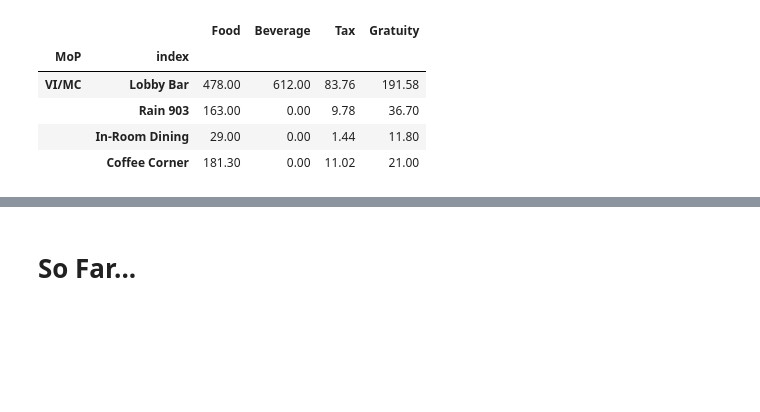
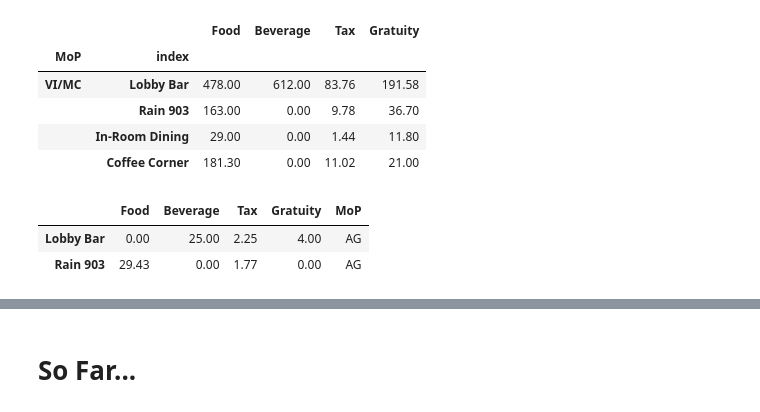
Before and after one commit to BenJMcCarty/sbn_digital_dining_daily_reports, a Jupyter notebook: Script_to_Generate_Reports.ipynb, the cells around one changed output, grey strips where cells are left out. Cells and saved outputs as stored; diff of their text form; code cells hidden in the pictures; blank space fills up the shorter version.

```diff
--- a/Script_to_Generate_Reports.ipynb
+++ b/Script_to_Generate_Reports.ipynb
@@ -633,6 +623,17 @@ test_df
 |  | Rain 903 | 163.00 | 0.00 | 9.78 | 36.70 |
 |  | In-Room Dining | 29.00 | 0.00 | 1.44 | 11.80 |
 |  | Coffee Corner | 181.30 | 0.00 | 11.02 | 21.00 |
+# %%
+mop = 'AG'
+file_path = f'./data/02_25_2022_mop_det_{mop}.xls'
+results = cleaning_mops(file_path)
+results.loc[:,'MoP'] = mop.upper()
+
+results
+# %% [output]
+|  | Food | Beverage | Tax | Gratuity | MoP |
+| Lobby Bar | 0.00 | 25.00 | 2.25 | 4.00 | AG |
+| Rain 903 | 29.43 | 0.00 | 1.77 | 0.00 | AG |
 # %%
 list_mops = ['ag', 'rc', 'ax', 'ca', 'di', 'vimc']
 
```
Also changed, not shown: parts of 13 cells of this notebook, 1 other file.
